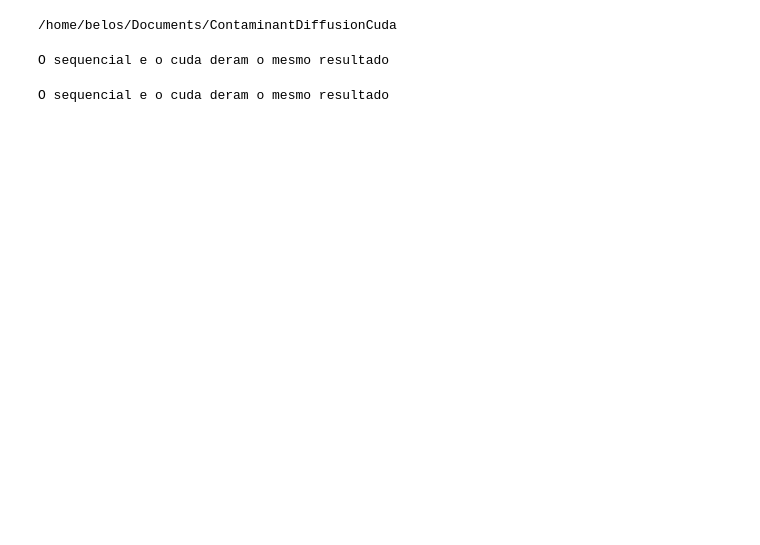
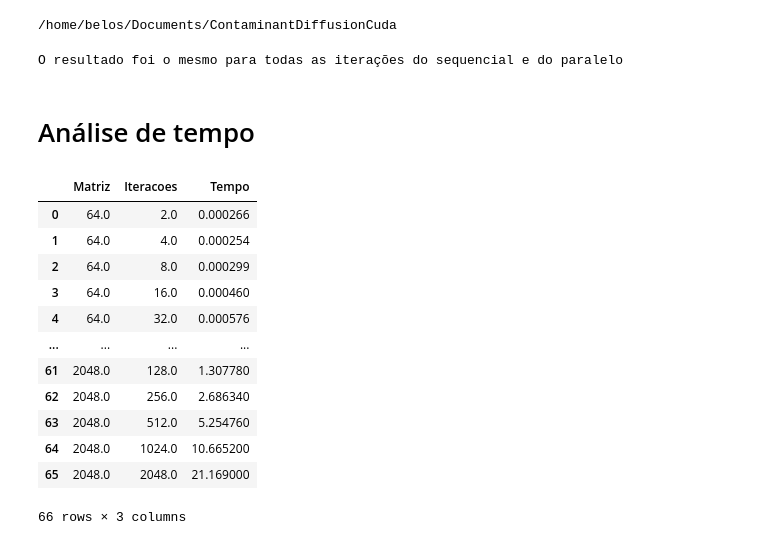
Before and after one commit to gbeloso/ContaminantDiffusionCuda, a Jupyter notebook: docs/analise_de_corretude_cuda.ipynb, the cells around one changed output. Cells and saved outputs as stored; diff of their text form; code cells hidden in the pictures; blank space fills up the shorter version.

```diff
--- a/docs/analise_de_corretude_cuda.ipynb
+++ b/docs/analise_de_corretude_cuda.ipynb
@@ -9,21 +11,3 @@ wd = str(Path('..').resolve())
 print(wd)
 # %% [output]
 /home/belos/Documents/ContaminantDiffusionCuda
-# %%
-cuda = pd.read_csv(wd + '/results/cuda/matriz/2000_100.csv')
-sequencial = pd.read_csv(wd + '/results/seq/matriz/2000_100.csv')
-if(not(cuda.equals(sequencial))or not(sequencial.equals(cuda))):
-    print("O sequencial e o cuda apresentam divergências")
-else:
-    print("O sequencial e o cuda deram o mesmo resultado")
-# %% [output]
-O sequencial e o cuda deram o mesmo resultado
-# %%
-cuda = pd.read_csv(wd + '/results/cuda/diff/2000_100.csv')
-sequencial = pd.read_csv(wd + '/results/seq/diff/2000_100.csv')
-if(not(cuda.equals(sequencial))or not(sequencial.equals(cuda))):
-    print("O sequencial e o cuda apresentam divergências")
-else:
-    print("O sequencial e o cuda deram o mesmo resultado")
-# %% [output]
-O sequencial e o cuda deram o mesmo resultado
@@ -29,0 +18,37 @@ O sequencial e o cuda deram o mesmo resultado
+# %%
+for i in range_one:
+    for j in range_two:
+        cuda_matriz = pd.read_csv(wd + '/results/cuda/matriz/' + str(i) + '_' + str(j) + '.csv')
+        sequencial_matriz = pd.read_csv(wd + '/results/seq/matriz/' + str(i) + '_' + str(j) + '.csv')
+        cuda_diff = pd.read_csv(wd + '/results/cuda/diff/' + str(i) + '_' + str(j) + '.csv')
+        sequencial_diff = pd.read_csv(wd + '/results/seq/diff/' + str(i) + '_' + str(j) + '.csv')
+        if(not(cuda_matriz.equals(sequencial_matriz))or not(sequencial_matriz.equals(cuda_matriz))):
+            different_iterations.append(['matriz', i, j])
+        if(not(cuda_diff.equals(sequencial_diff))or not(sequencial_diff.equals(cuda_diff))):
+            different_iterations.append(['diff', i, j])
+if len(different_iterations) == 0:
+    print("O resultado foi o mesmo para todas as iterações do sequencial e do paralelo")
+else:
+    print("As seguintes iterações apresentaram as seguintes diferenças")
+    print(different_iterations)
+# %% [output]
+O resultado foi o mesmo para todas as iterações do sequencial e do paralelo
+# %% [markdown]
+<h1>Análise de tempo</h1>
+# %%
+time_cuda = pd.DataFrame(np.genfromtxt(wd+'/results/cuda/time.csv', delimiter=','), columns=['Matriz', 'Iteracoes', 'Tempo'])
+time_cuda
+# %% [output]
+|  | Matriz | Iteracoes | Tempo |
+| 0 | 64.0 | 2.0 | 0.000266 |
+| 1 | 64.0 | 4.0 | 0.000254 |
+| 2 | 64.0 | 8.0 | 0.000299 |
+| 3 | 64.0 | 16.0 | 0.000460 |
+| 4 | 64.0 | 32.0 | 0.000576 |
+| ... | ... | ... | ... |
+| 61 | 2048.0 | 128.0 | 1.307780 |
+| 62 | 2048.0 | 256.0 | 2.686340 |
+| 63 | 2048.0 | 512.0 | 5.254760 |
+| 64 | 2048.0 | 1024.0 | 10.665200 |
+| 65 | 2048.0 | 2048.0 | 21.169000 |
+66 rows × 3 columns
```
Also changed, not shown: parts of 6 cells of this notebook.
